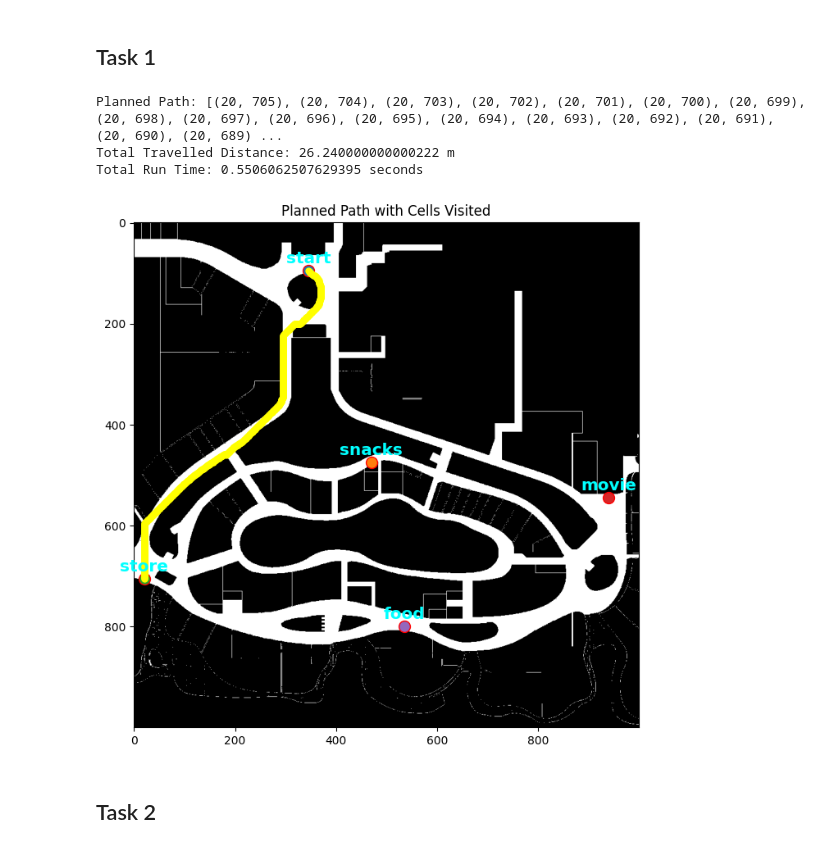
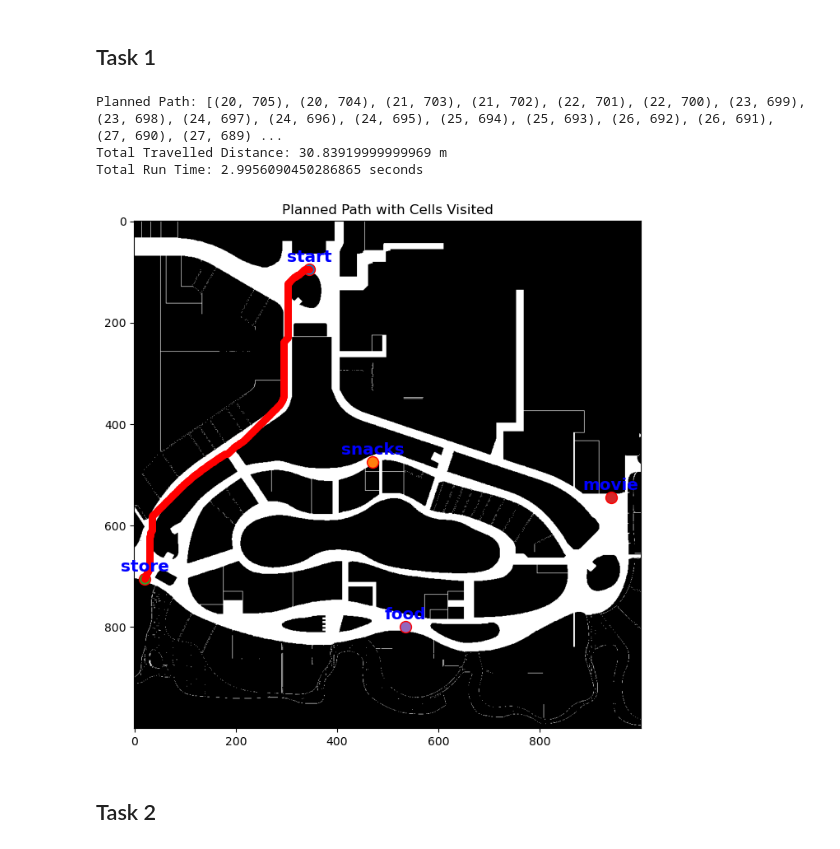
Before and after one commit to huangyqs123/ME5413_HW3, a Jupyter notebook: HW3_Task1&2/homework3.ipynb, the cells around one changed output. Cells and saved outputs as stored; diff of their text form; code cells hidden in the pictures.

```diff
--- a/HW3_Task1&2/homework3.ipynb
+++ b/HW3_Task1&2/homework3.ipynb
@@ -61,9 +61,16 @@ Cell food is free: True
 ## Task 1
 # %%
 import time
-# Implementing A* algorithm
-def heuristic_cost_estimate(start, goal):
+def heuristic_function(start, goal):
     return np.sqrt((start[0] - goal[0]) ** 2 + (start[1] - goal[1]) ** 2) * MAP_RES
+
+def is_valid(neighbor, grid_map):
+    return (0 <= neighbor[0] < grid_map.shape[0] and
+            0 <= neighbor[1] < grid_map.shape[1] and
+            grid_map[neighbor[0], neighbor[1]] == 255)
+
+def get_cost(dx, dy):
+    return 0.282 if dx != 0 and dy != 0 else 0.2
 
 def reconstruct_path(came_from, current):
     total_path = [current]
@@ -76,7 +83,7 @@ def a_star(start, goal):
     open_set = {start}
     came_from = {}
     g_score = {start: 0}
-    f_score = {start: heuristic_cost_estimate(start, goal)}
+    f_score = {start: heuristic_function(start, goal)}
 
     while open_set:
         current = min(open_set, key=lambda x: f_score[x])
@@ -89,44 +96,42 @@ def a_star(start, goal):
                 if dx == 0 and dy == 0:
                     continue
 
                 neighbor = (current[0] + dx, current[1] + dy)
-                if not (0 <= neighbor[0] < grid_map.shape[0] and 0 <= neighbor[1] < grid_map.shape[1]):
+                if not is_valid(neighbor, grid_map):
                     continue
 
-                if grid_map[neighbor[0], neighbor[1]] != 255:
-                    continue
-
-                tentative_g_score = g_score[current] + MAP_RES
+                cost = get_cost(dx, dy)
+                tentative_g_score = g_score[current] + cost
                 if neighbor not in g_score or tentative_g_score < g_score[neighbor]:
                     came_from[neighbor] = current
                     g_score[neighbor] = tentative_g_score
-                    f_score[neighbor] = tentative_g_score + heuristic_cost_estimate(neighbor, goal)
+                    f_score[neighbor] = tentative_g_score + heuristic_function(neighbor, goal)
                     if neighbor not in open_set:
                         open_set.add(neighbor)
 
     return None, float('inf')
 
 # Finding path from start to store
 start_time = time.time()
 path, total_distance = a_star(tuple(locations['start']), tuple(locations['store']))
 end_time = time.time()
 print("Planned Path:", path)
 print("Total Travelled Distance:", total_distance * MAP_RES, "m")
 print("Total Run Time:", end_time - start_time, "seconds")
 
 # Visualize the planned path and cells visited
 plt.figure(figsize=(8, 8))
 plt.imshow(grid_map_img, cmap='gray')
-plot_locations(locations, color='cyan')
+plot_locations(locations, color='blue')
 if path:
     path_x, path_y = zip(*path)
-    plt.plot(path_x, path_y, marker='o', color='yellow', markersize=5, linestyle='-')
+    plt.plot(path_x, path_y, marker='o', color='red', markersize=5, linestyle='-')
 plt.title('Planned Path with Cells Visited')
 plt.show()
 # %% [output]
-Planned Path: [(20, 705), (20, 704), (20, 703), (20, 702), (20, 701), (20, 700), (20, 699), (20, 698), (20, 697), (20, 696), (20, 695), (20, 694), (20, 693), (20, 692), (20, 691), (20, 690), (20, 689) ...
-Total Travelled Distance: 26.240000000000222 m
-Total Run Time: 0.5506062507629395 seconds
+Planned Path: [(20, 705), (20, 704), (21, 703), (21, 702), (22, 701), (22, 700), (23, 699), (23, 698), (24, 697), (24, 696), (24, 695), (25, 694), (25, 693), (26, 692), (26, 691), (27, 690), (27, 689) ...
+Total Travelled Distance: 30.83919999999969 m
+Total Run Time: 2.9956090450286865 seconds
-[figure, old version]
+[figure, new version]
 # %% [markdown]
 ## Task 2
```
Also changed, not shown: 3 other files.
